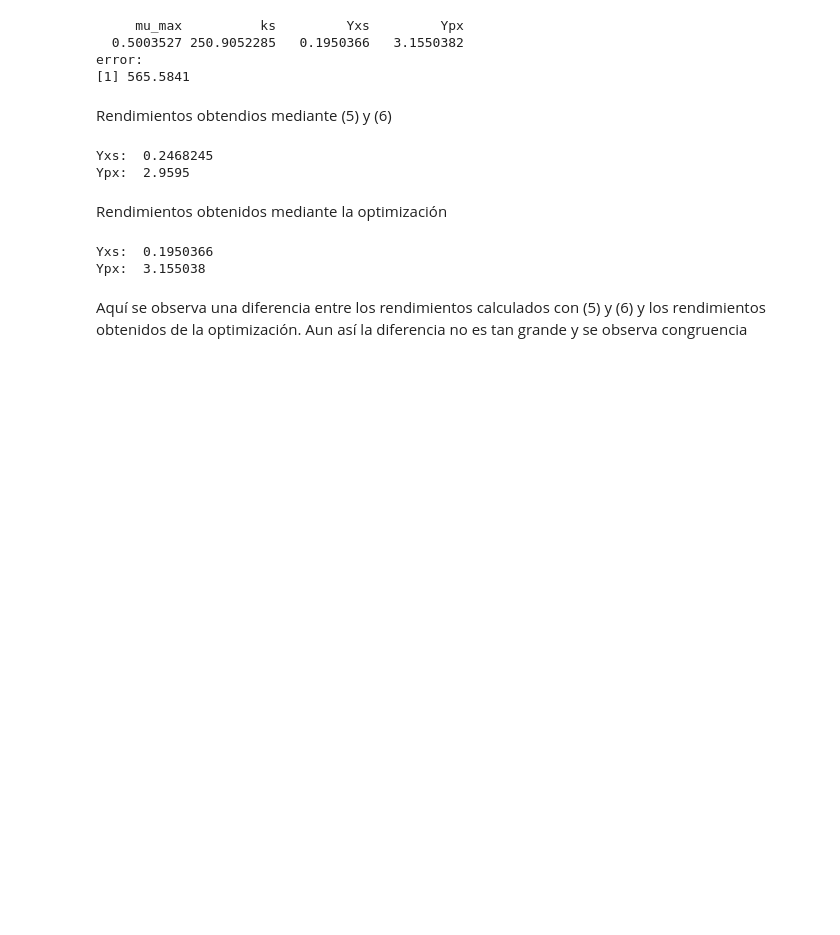
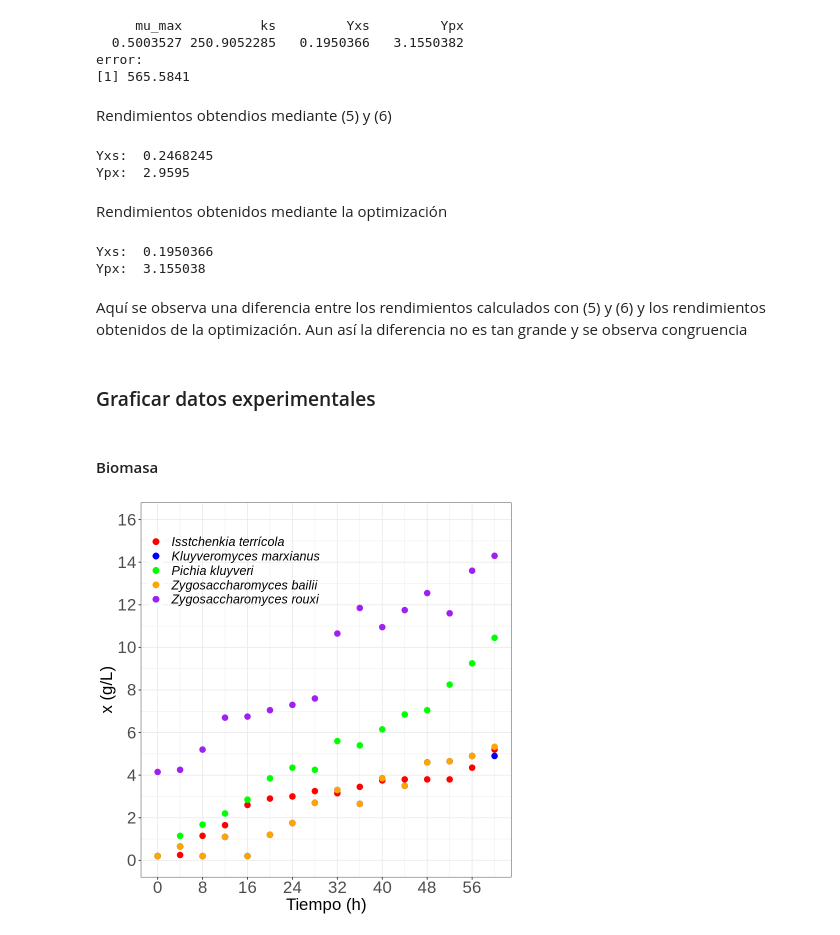
Before and after one commit to JuanM-GG/modelos-tesis, a Jupyter notebook: optimizacion_parametrica_monod.ipynb, the cells around one changed output. Saved outputs shown, nothing was run; the diff lists cells and outputs as text; code cells hidden in the pictures; blank space fills up the shorter version.

```diff
--- a/optimizacion_parametrica_monod.ipynb
+++ b/optimizacion_parametrica_monod.ipynb
@@ -1018,3 +1018,36 @@ Yxs:  0.1950366
 Ypx:  3.155038
 # %% [markdown]
 Aquí se observa una diferencia entre los rendimientos calculados con (5) y (6) y los rendimientos obtenidos de la optimización. Aun así la diferencia no es tan grande y se observa congruencia
+# %% [markdown]
+### Graficar datos experimentales
+# %% [markdown]
+#### Biomasa
+# %%
+# grafiar biomasa
+ggplot(data_it, aes(time,x,color = "Isstchenkia terrícola")) +
+    geom_point(, size = 3)+
+    geom_point(data = data_km, aes(color = "Kluyveromyces marxianus"), size = 3)+
+    geom_point(data = data_pk, aes(color = "Pichia kluyveri"), size = 3)+
+    geom_point(data = data_zb, aes(color = "Zygosaccharomyces bailii"), size = 3)+
+    geom_point(data = data_zr, aes(color = "Zygosaccharomyces rouxi"), size = 3) +
+    scale_color_manual("", breaks = c("Isstchenkia terrícola",
+    "Kluyveromyces marxianus",
+    "Pichia kluyveri", "Zygosaccharomyces bailii",
+    "Zygosaccharomyces rouxi"),
+    values = c("red", "blue", "green", "orange", "purple")) +
+    xlab("Tiempo (h)") +
+    ylab("x (g/L)") +
+    #labs(title = "Concentración de biomasa") +
+    scale_y_continuous(breaks = round(seq(0, 16, 2)), limits = c(0, 16)) +
+    scale_x_continuous(breaks = round(seq(0, 60, 8))) +
+    theme_bw() +
+    theme(
+            plot.title = element_text(size=25),
+            axis.text=element_text(size=20),
+            axis.title=element_text(size=20),
+            legend.title = element_text(size=20),
+            legend.text = element_text(size=15, face = "italic"),
+            legend.position = c(0.25, 0.85),
+            legend.background = element_rect(fill=NA))
+# %% [output]
+[figure, added]
```
Also changed, not shown: parts of 5 cells of this notebook.
